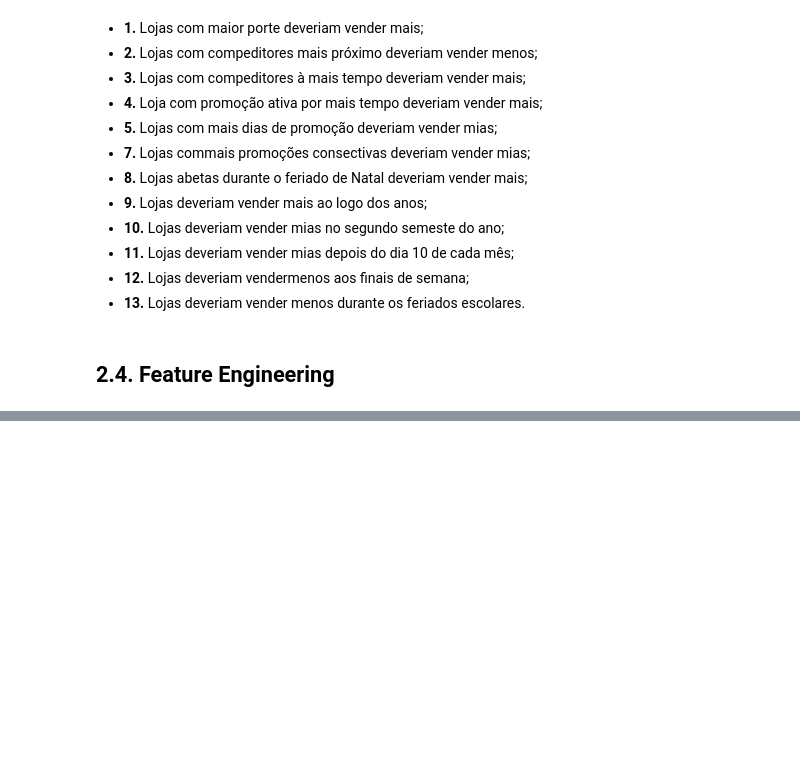
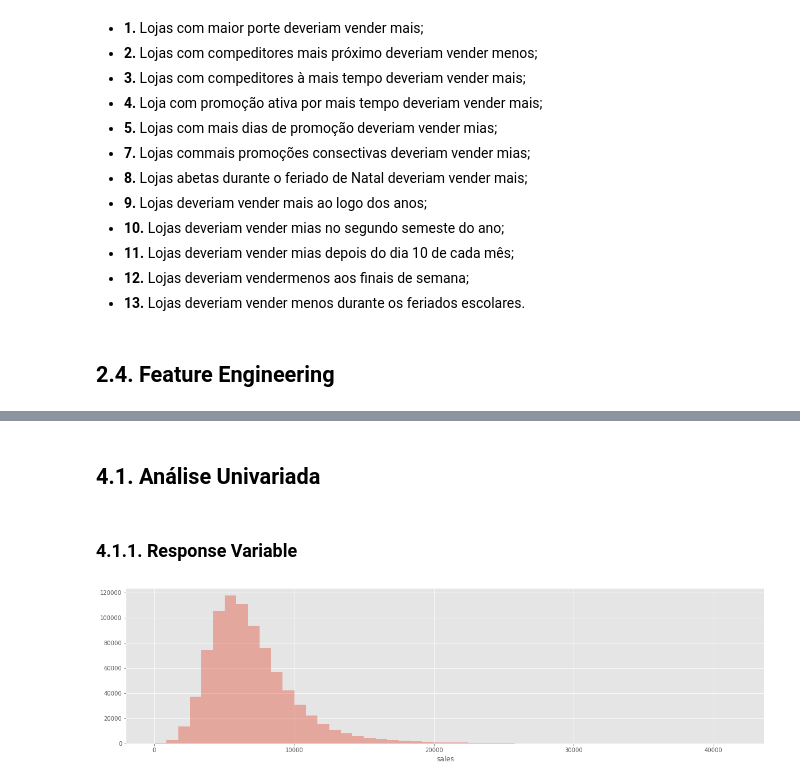
Before and after one commit to rogeriodelfim/Kaggle, a Jupyter notebook: 01. Rossmann Store Sales/m03_v01_store_sales_prediction.ipynb, the cells around one changed output, grey strips where cells are left out. Cells and saved outputs as stored; diff of their text form; code cells hidden in the pictures; blank space fills up the shorter version.

```diff
--- a/01. Rossmann Store Sales/m03_v01_store_sales_prediction.ipynb
+++ b/01. Rossmann Store Sales/m03_v01_store_sales_prediction.ipynb
@@ -541,2 +630,4 @@ df2.sample(5).T
 # %%
 df2.to_parquet('Db/df2.gzip', compression='gzip')
+# %%
+df3 = pd.read_parquet('Db/df2.gzip')
@@ -542,0 +660,2 @@ df2.to_parquet('Db/df2.gzip', compression='gzip')
+# %%
+df3 = df3[(df3['open']!=0) & (df3['sales']> 0)]
@@ -542,0 +664,3 @@ df2.to_parquet('Db/df2.gzip', compression='gzip')
+# %%
+cols_drop = ['customers', 'open', 'month_map']
+df3       = df3.drop(cols_drop, axis =1)
@@ -542,0 +706,11 @@ df2.to_parquet('Db/df2.gzip', compression='gzip')
+# %%
+df4 = df3.copy()
+# %% [markdown]
+## 4.1. Análise Univariada
+# %% [markdown]
+### 4.1.1. Response Variable
+# %%
+plt.figure(figsize=(20,5))
+sns.distplot(df4['sales'], kde=False);
+# %% [output]
+[figure, added]
```
Also changed, not shown: parts of 63 cells of this notebook.
